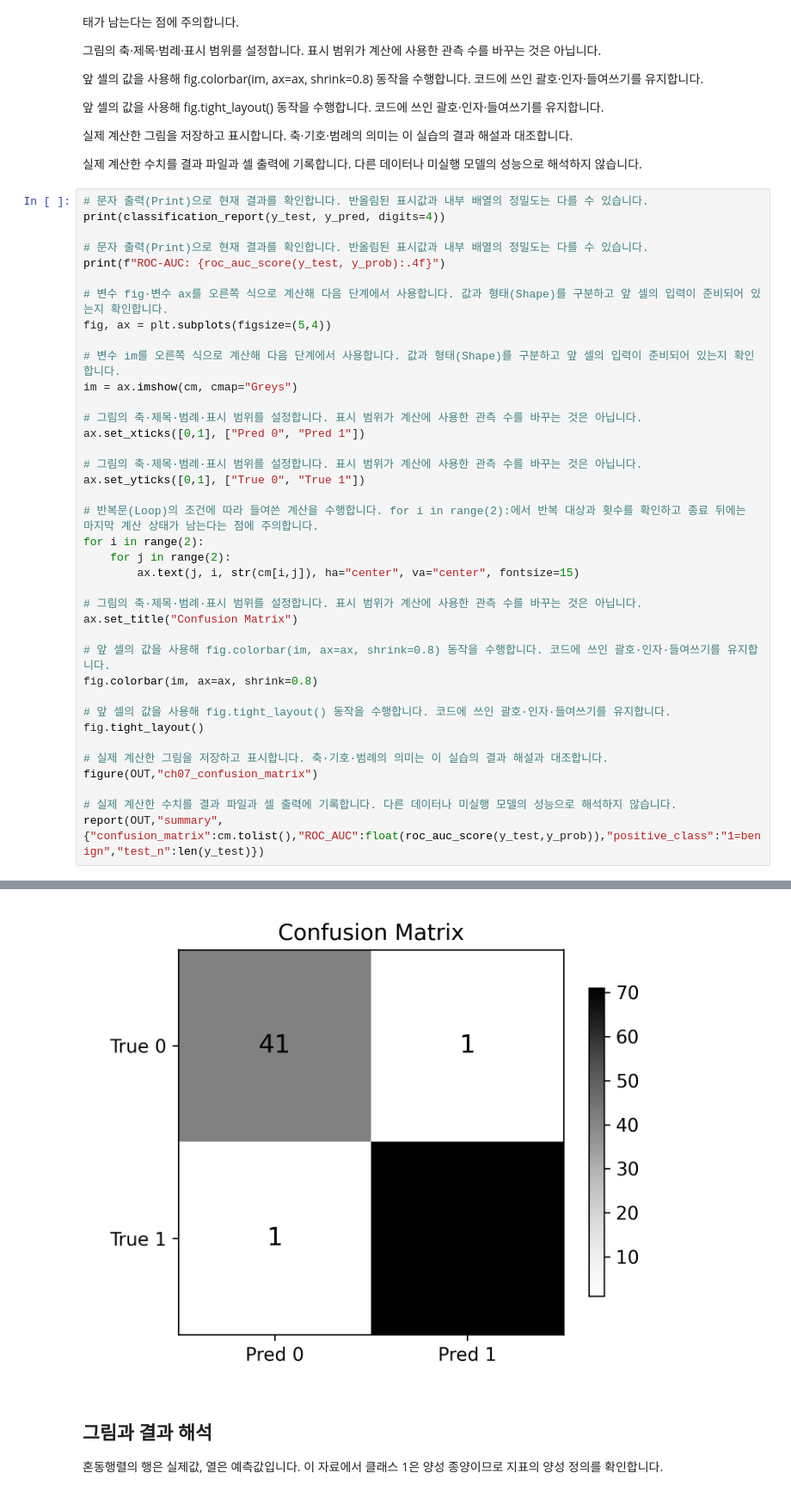
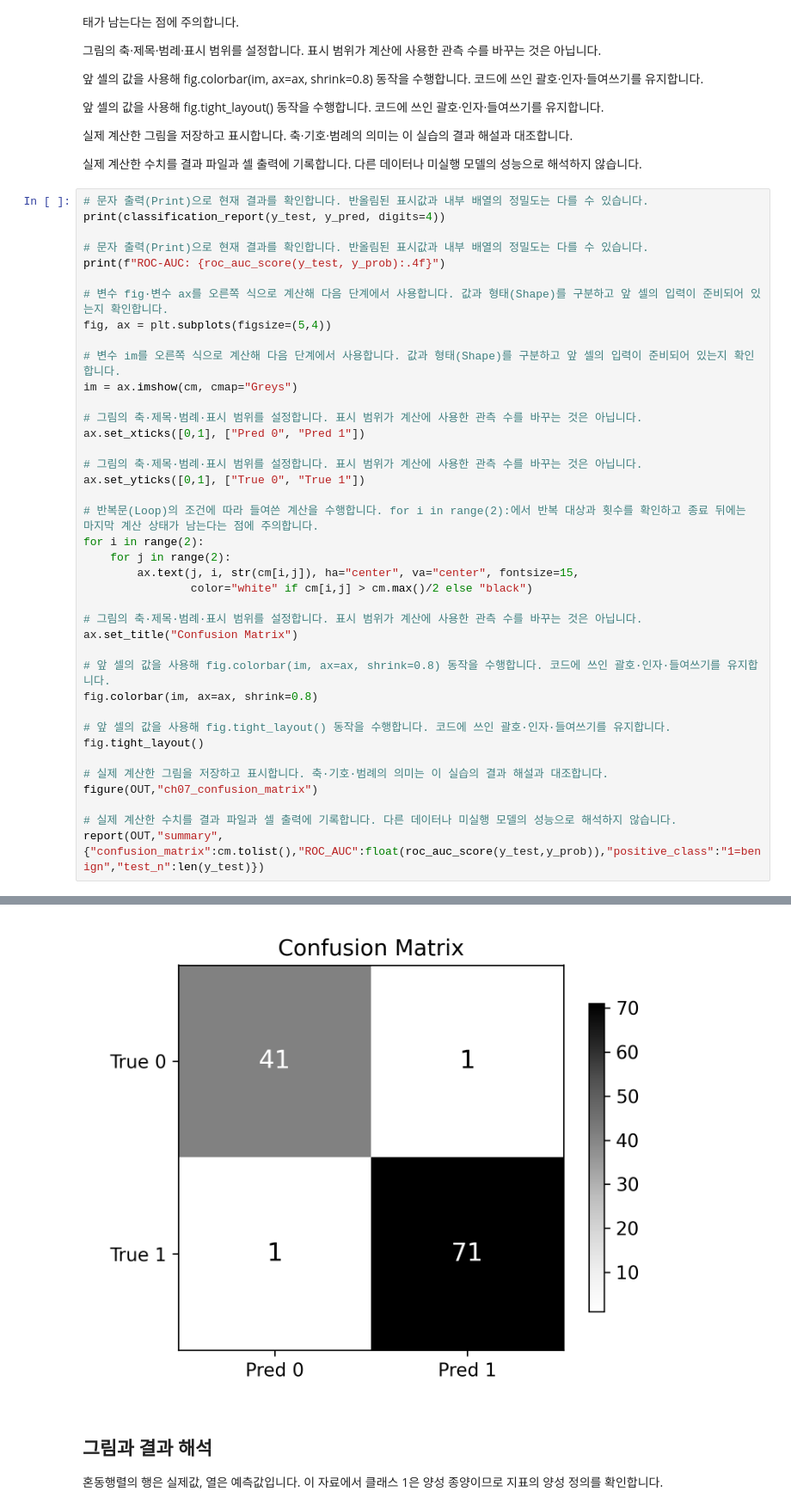
Before and after one commit to leesang64/ai-course-datasets, a Jupyter notebook: textbook_extensions/20261016/ch07/body/sec_07_main.ipynb, the cells around one changed output, grey strips where cells are left out. Shown at 86% size. Saved outputs shown, nothing was run; the diff lists cells and outputs as text.

```diff
--- a/textbook_extensions/20261016/ch07/body/sec_07_main.ipynb
+++ b/textbook_extensions/20261016/ch07/body/sec_07_main.ipynb
@@ -243,41 +243,42 @@ ax.set_yticks([0,1], ["True 0", "True 1"])
 # 반복문(Loop)의 조건에 따라 들여쓴 계산을 수행합니다. for i in range(2):에서 반복 대상과 횟수를 확인하고 종료 뒤에는 마지막 계산 상태가 남는다는 점에 주의합니다.
 for i in range(2):
     for j in range(2):
-        ax.text(j, i, str(cm[i,j]), ha="center", va="center", fontsize=15)
+        ax.text(j, i, str(cm[i,j]), ha="center", va="center", fontsize=15,
+                color="white" if cm[i,j] > cm.max()/2 else "black")
 
 # 그림의 축·제목·범례·표시 범위를 설정합니다. 표시 범위가 계산에 사용한 관측 수를 바꾸는 것은 아닙니다.
 ax.set_title("Confusion Matrix")
 
 # 앞 셀의 값을 사용해 fig.colorbar(im, ax=ax, shrink=0.8) 동작을 수행합니다. 코드에 쓰인 괄호·인자·들여쓰기를 유지합니다.
 fig.colorbar(im, ax=ax, shrink=0.8)
 
 # 앞 셀의 값을 사용해 fig.tight_layout() 동작을 수행합니다. 코드에 쓰인 괄호·인자·들여쓰기를 유지합니다.
 fig.tight_layout()
 
 # 실제 계산한 그림을 저장하고 표시합니다. 축·기호·범례의 의미는 이 실습의 결과 해설과 대조합니다.
 figure(OUT,"ch07_confusion_matrix")
 
 # 실제 계산한 수치를 결과 파일과 셀 출력에 기록합니다. 다른 데이터나 미실행 모델의 성능으로 해석하지 않습니다.
 report(OUT,"summary",{"confusion_matrix":cm.tolist(),"ROC_AUC":float(roc_auc_score(y_test,y_prob)),"positive_class":"1=benign","test_n":len(y_test)})
 # %% [output]
               precision    recall  f1-score   support
 
            0     0.9762    0.9762    0.9762        42
            1     0.9861    0.9861    0.9861        72
 
     accuracy                         0.9825       114
    macro avg     0.9812    0.9812    0.9812       114
 weighted avg     0.9825    0.9825    0.9825       114
 
 ROC-AUC: 0.9954
 {
   "confusion_matrix": [
 ... (9 lines left out)
   "ROC_AUC": 0.9953703703703703,
   "positive_class": "1=benign",
   "test_n": 114
 }
-[figure, old version]
+[figure, new version]
 # %% [markdown]
 ## 그림과 결과 해석
 
```
Also changed, not shown: 12 other files.
